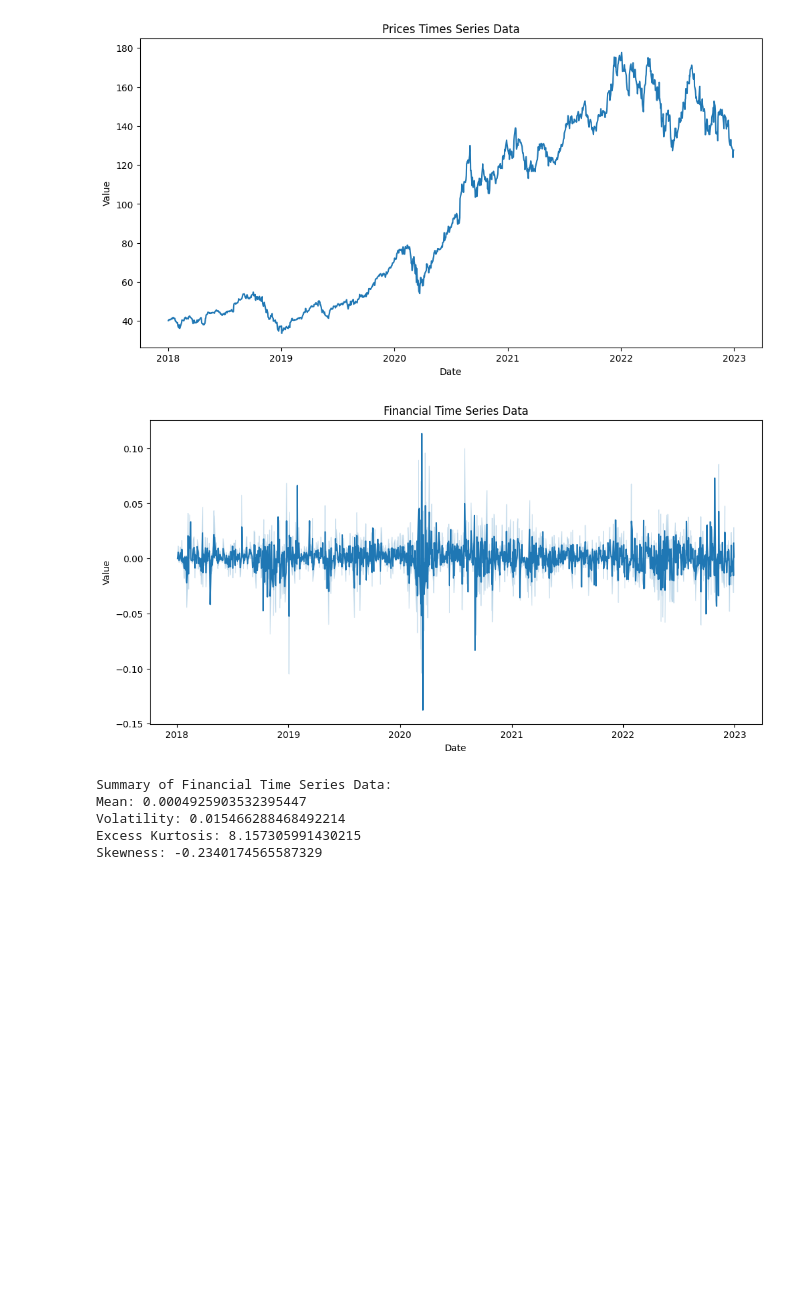
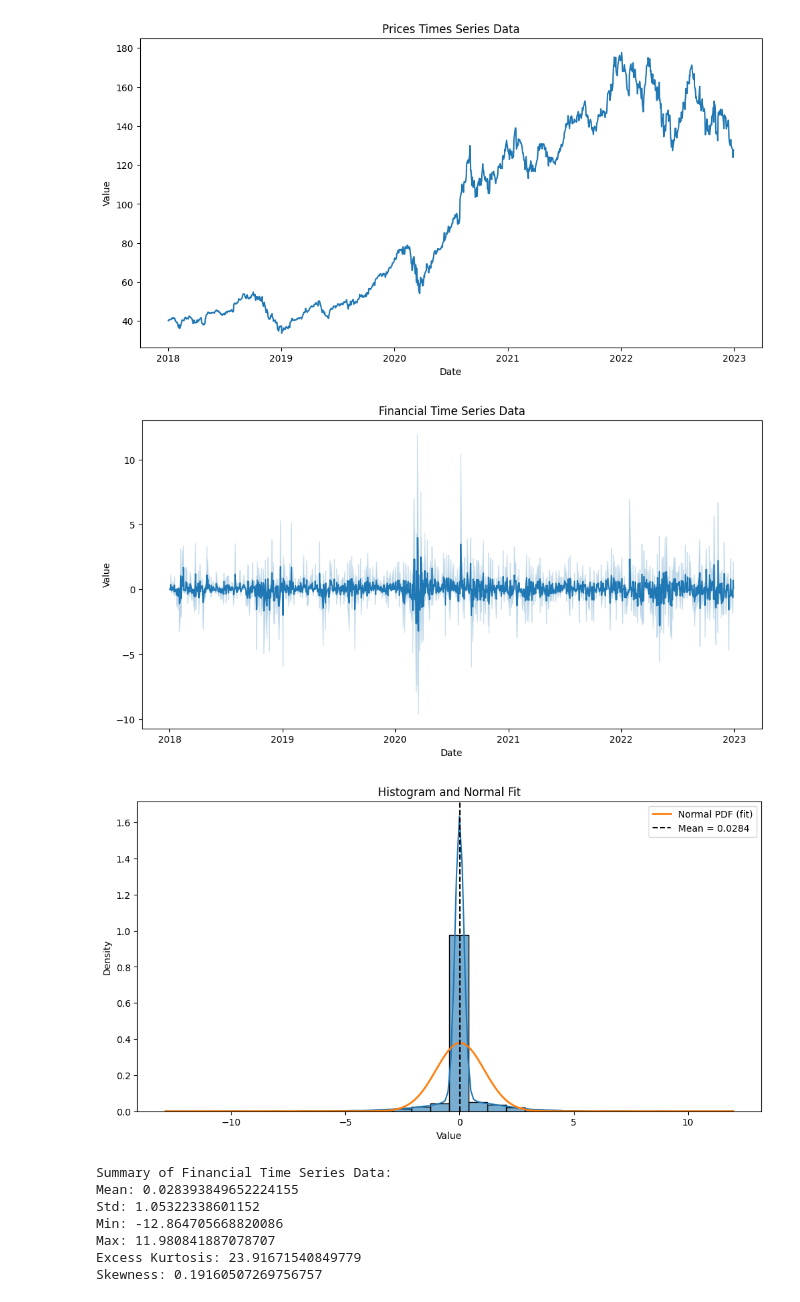
Before and after one commit to Aurami11/financial_times_series, a Jupyter notebook: 1_characteristics.ipynb, the cells around one changed output. Drawn from its saved outputs; the diff is of its cells as text; code cells hidden in the pictures; blank space fills up the shorter version.

```diff
--- a/1_characteristics.ipynb
+++ b/1_characteristics.ipynb
@@ -38,18 +40,22 @@ ts_analyzer.prices_plot()
 # %% [output]
 [figure]
 # %%
-# Simple return analysis
+# Simple return analysis (in %)
 
-ts_analyzer.define_ts(ts_analyzer.log_returns)
+ts_analyzer.define_ts(ts_analyzer.returns * 100)
 ts_analyzer.plot_ts()
+ts_analyzer.normal_adjustment()
 ts_analyzer.print_summary()
 # %% [output]
-[figure, old version]
+[figure, new version]
+[figure, added]
 Summary of Financial Time Series Data:
-Mean: 0.0004925903532395447
-Volatility: 0.015466288468492214
-Excess Kurtosis: 8.157305991430215
-Skewness: -0.2340174565587329
+Mean: 0.028393849652224155
+Std: 1.05322338601152
+Min: -12.864705668820086
+Max: 11.980841887078707
+Excess Kurtosis: 23.91671540849779
+Skewness: 0.19160507269756757
 # %%
 # Log return analysis
 
```
Also changed, not shown: parts of 2 cells of this notebook, 1 other file.
